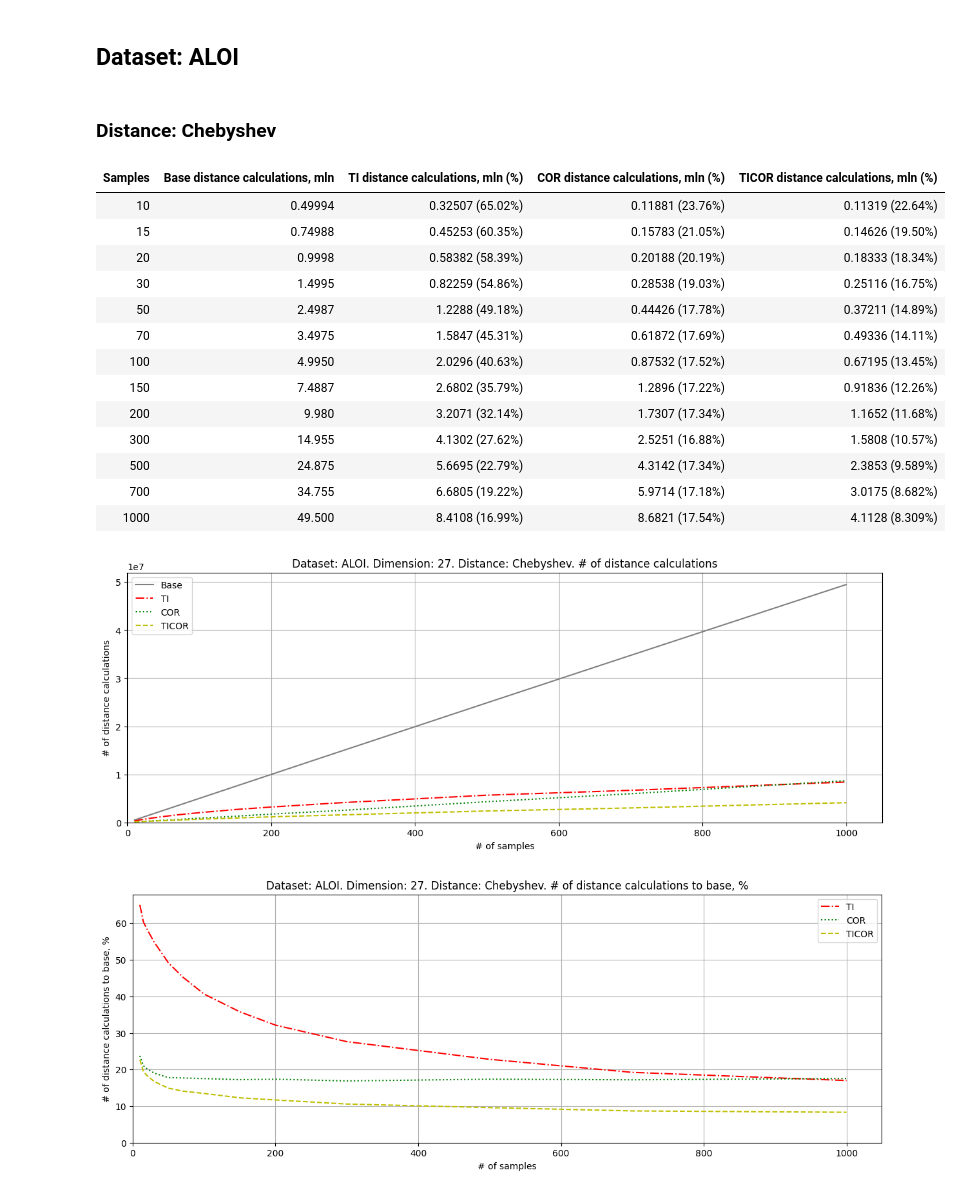
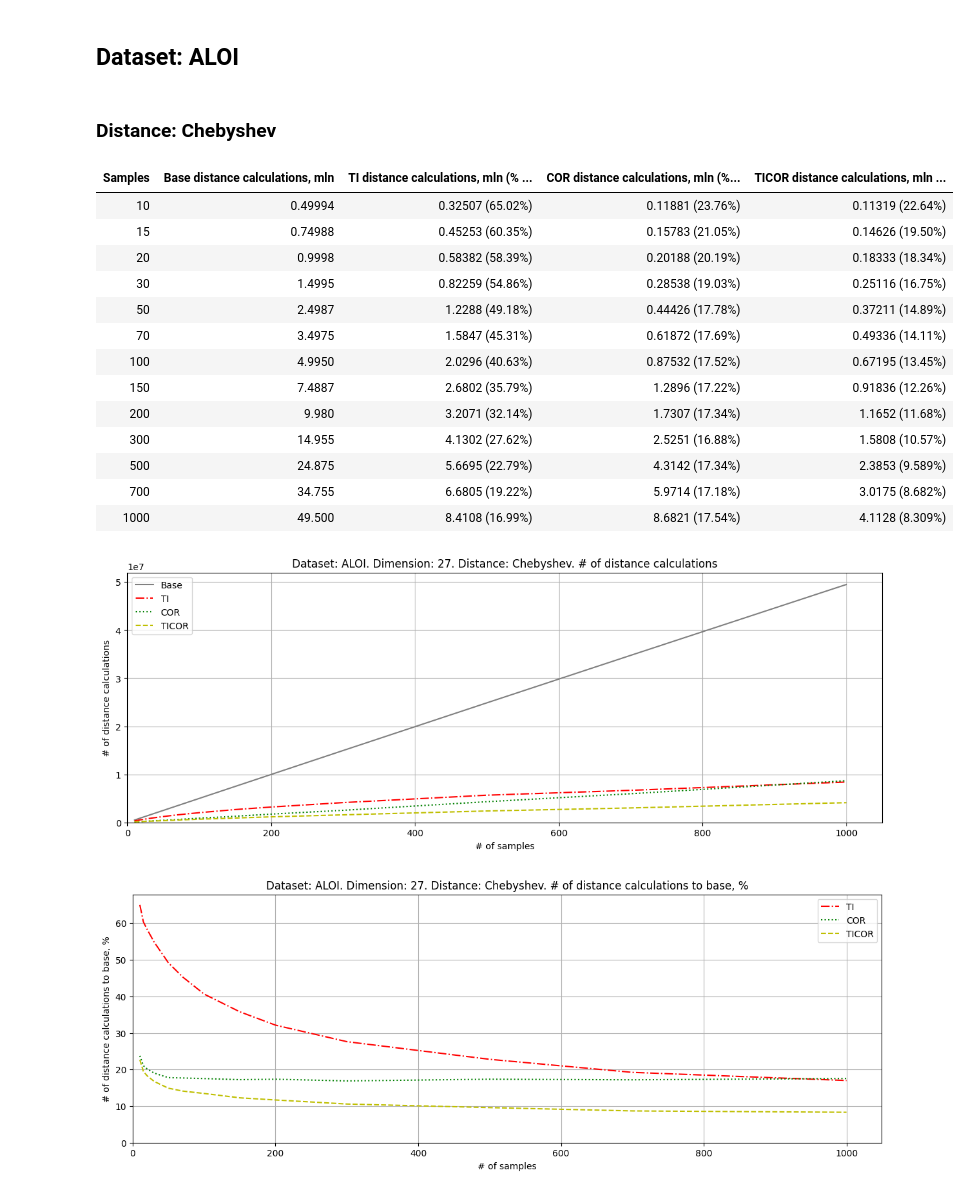
Before and after one commit to alex-korotkiy/outliertechniques, a Jupyter notebook: Results/distancecalc.ipynb, the cells around one changed output. Drawn from its saved outputs; the diff is of its cells as text; code cells hidden in the pictures.

```diff
--- a/Results/distancecalc.ipynb
+++ b/Results/distancecalc.ipynb
@@ -52,7 +52,7 @@ def displayDataSetTable(fileName):
         if col_name in df.columns:
             df[alg_name] = df.apply(lambda r: format_dc_and_percent(r[col_name]/1000000.0, (r[col_name]/r['Base_DistanceCalculations_Count_Avg'])*100.0), axis=1)
             cols.append(alg_name)
-            rename_cols[alg_name] = f"{alg_name} distance calculations, mln (%)"
+            rename_cols[alg_name] = f"{alg_name} distance calculations, mln (% to base)"
 
 
     df_display = df[cols].copy().rename(columns=rename_cols)
@@ -99,34 +99,34 @@ def displayDataSetCharts(datasetName, dimension, fileName):
 
     plt.xlim(left = 0)
     plt.ylim(bottom = 0)
     plt.legend()
     plt.show()
 
 
 reportFiles = list(filter(lambda f: f.endswith('.csv'), os.listdir(folder)))
 
 for i in range(len(datasets)):
 
     dataset_name = datasets[i]
     prefix = prefixes[i]
     dimension = dimensions[i]
     dataset_files = list(filter(lambda f: f.startswith(prefix + '_'), reportFiles))
 
     if len(dataset_files) == 0:
         continue
 
     display(HTML(f"<h2>Dataset: {dataset_name}</h2>"))
 
     for f in dataset_files:
 
         distance_name = getDistanceName(f)
         display(HTML(f"<h3>Distance: {distance_name}</h3>"))
         displayDataSetTable(f)
         displayDataSetCharts(dataset_name, dimension, f)
 # %% [output]
 Dataset: ALOI
 Distance: Chebyshev
-| Samples | Base distance calculations, mln | TI distance calculations, mln (%) | COR distance calculations, mln (%) | TICOR distance calculations, mln (%) |
+| Samples | Base distance calculations, mln | TI distance calculations, mln (% ... | COR distance calculations, mln (%... | TICOR distance calculations, mln ... |
 | 10 | 0.49994 | 0.32507 (65.02%) | 0.11881 (23.76%) | 0.11319 (22.64%) |
 | 15 | 0.74988 | 0.45253 (60.35%) | 0.15783 (21.05%) | 0.14626 (19.50%) |
 | 20 | 0.9998 | 0.58382 (58.39%) | 0.20188 (20.19%) | 0.18333 (18.34%) |
```
Also changed, not shown: parts of 1 cell of this notebook, 1 other file.
